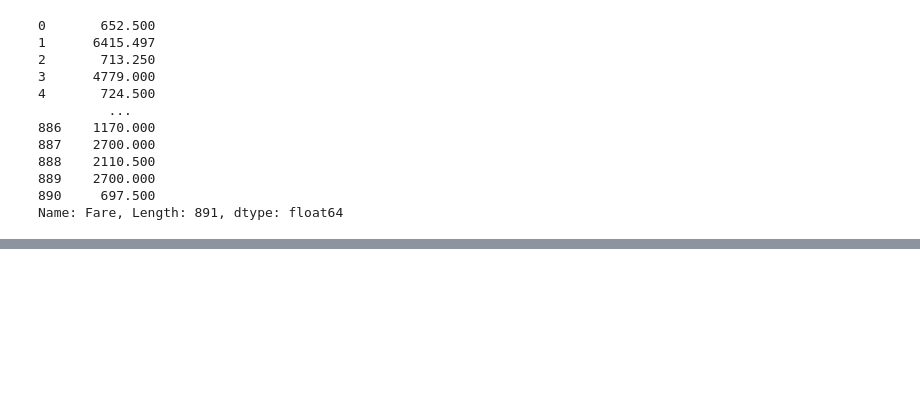
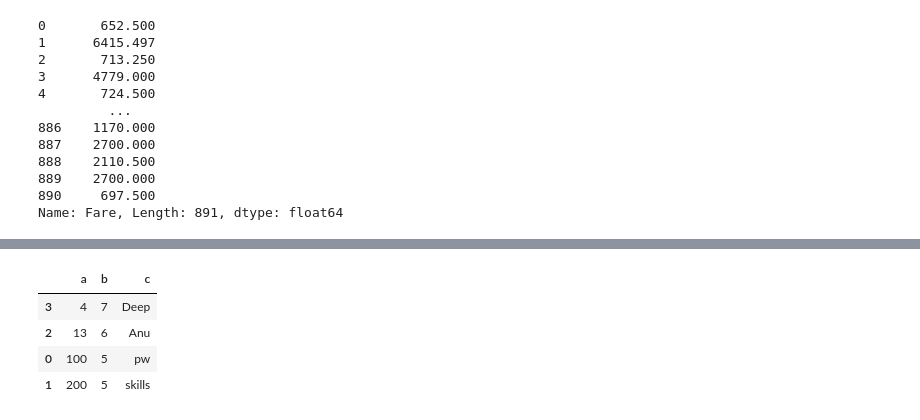
Before and after one commit to prA-G/DailyPythonNotes, a Jupyter notebook: 19_Pandas_Advance.ipynb, the cells around one changed output, grey strips where cells are left out. Saved outputs shown, nothing was run; the diff lists cells and outputs as text; code cells hidden in the pictures; blank space fills up the shorter version.

```diff
--- a/19_Pandas_Advance.ipynb
+++ b/19_Pandas_Advance.ipynb
@@ -1477,0 +1677,8 @@ Name: Fare, Length: 891, dtype: float64
+# %%
+df2.sort_values(by= 'a')  # Sorting on col a >> Make it in acsending order
+# %% [output]
+|  | a | b | c |
+| 3 | 4 | 7 | Deep |
+| 2 | 13 | 6 | Anu |
+| 0 | 100 | 5 | pw |
+| 1 | 200 | 5 | skills |
```
Also changed, not shown: parts of 31 cells of this notebook.
